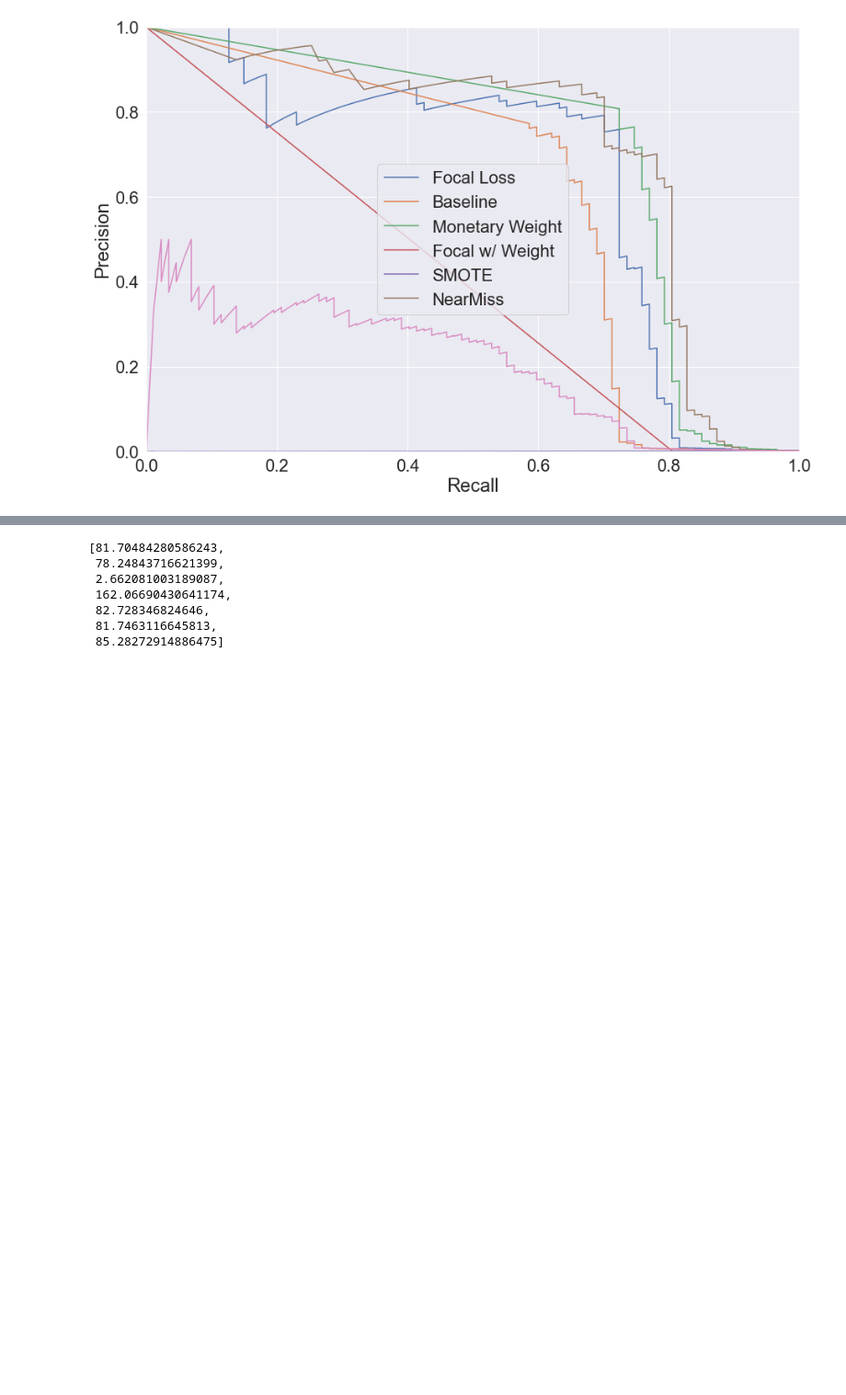
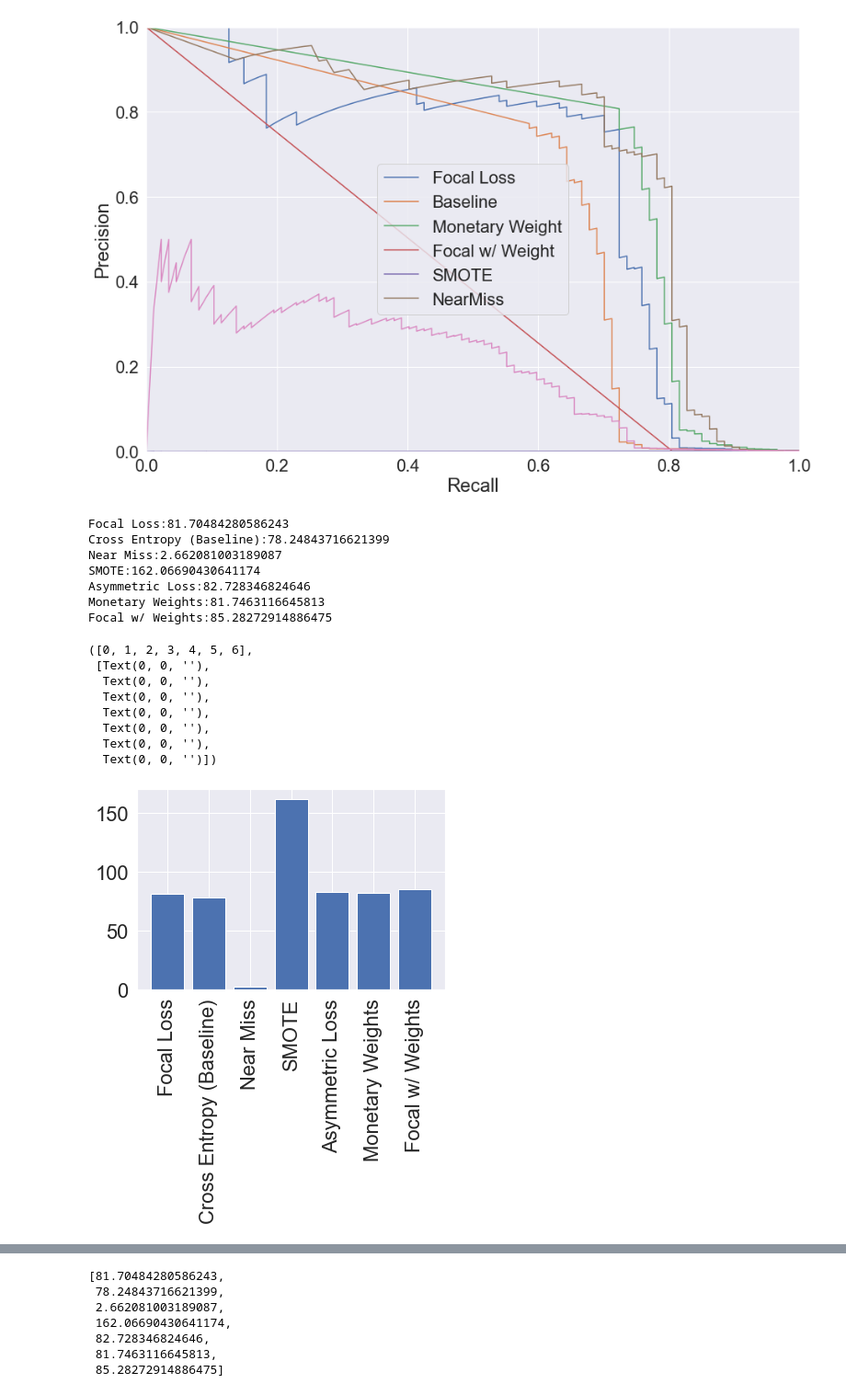
Before and after one commit to nershman/imbalanced-learning, a Jupyter notebook: notebook1.ipynb, the cells around one changed output, grey strips where cells are left out. Shown at 92% size. Saved outputs shown, nothing was run; the diff lists cells and outputs as text; code cells hidden in the pictures; blank space fills up the shorter version.

```diff
--- a/notebook1.ipynb
+++ b/notebook1.ipynb
@@ -1054,3 +1054,41 @@ plt.show()
 [figure]
 # %%
 ## Time
+# %%
+#totals
+print("Focal Loss:"+str(np.sum(time_focal.times))+"\n"
+"Cross Entropy (Baseline):"+str(np.sum(time_ce.times))+"\n"
+"Near Miss:"+str(np.sum(time_nemi.times))+"\n"
+"SMOTE:"+str(np.sum(time_smote.times))+"\n"
+"Asymmetric Loss:"+str(np.sum(time_bal.times))+"\n"
+"Monetary Weights:"+str(np.sum(time_weight.times))+"\n"
+"Focal w/ Weights:"+str(np.sum(time_focweight.times)))
+
+
+bars = [np.sum(time_focal.times),
+np.sum(time_ce.times),
+np.sum(time_nemi.times),
+np.sum(time_smote.times),
+np.sum(time_bal.times),
+np.sum(time_weight.times),
+np.sum(time_focweight.times)]
+
+plt.bar(["Focal Loss","Cross Entropy (Baseline)","Near Miss","SMOTE","Asymmetric Loss","Monetary Weights","Focal w/ Weights"],bars)
+plt.xticks(rotation=90)
+# %% [output]
+Focal Loss:81.70484280586243
+Cross Entropy (Baseline):78.24843716621399
+Near Miss:2.662081003189087
+SMOTE:162.06690430641174
+Asymmetric Loss:82.728346824646
+Monetary Weights:81.7463116645813
+Focal w/ Weights:85.28272914886475
+([0, 1, 2, 3, 4, 5, 6],
+ [Text(0, 0, ''),
+  Text(0, 0, ''),
+  Text(0, 0, ''),
+  Text(0, 0, ''),
+  Text(0, 0, ''),
+  Text(0, 0, ''),
+  Text(0, 0, '')])
+[figure, added]
```
Also changed, not shown: parts of 4 cells of this notebook, 2 other files.
